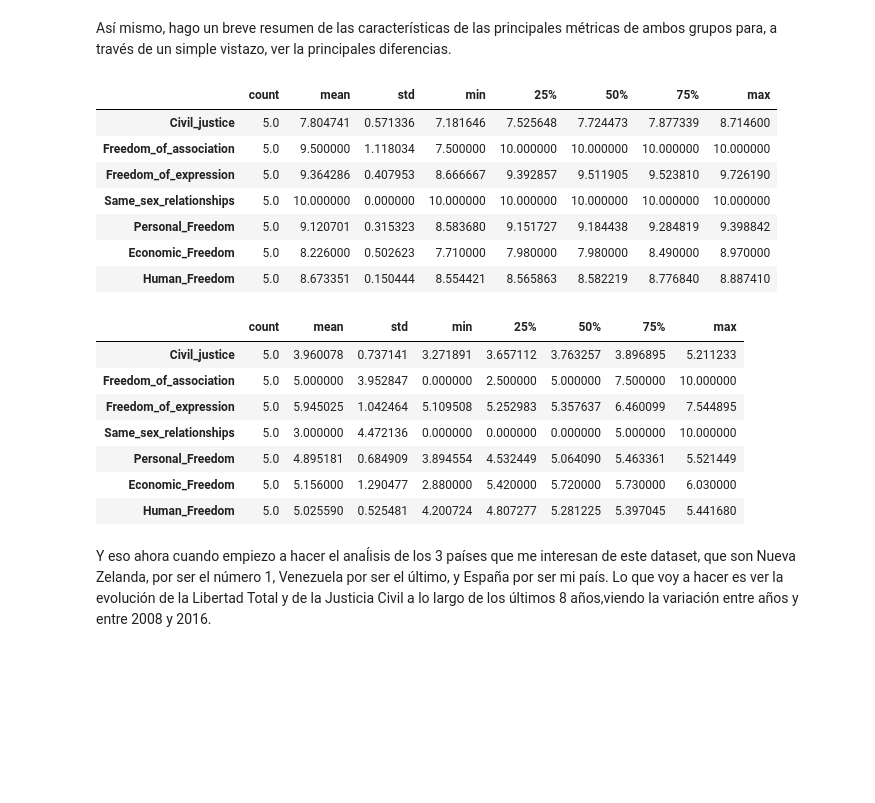
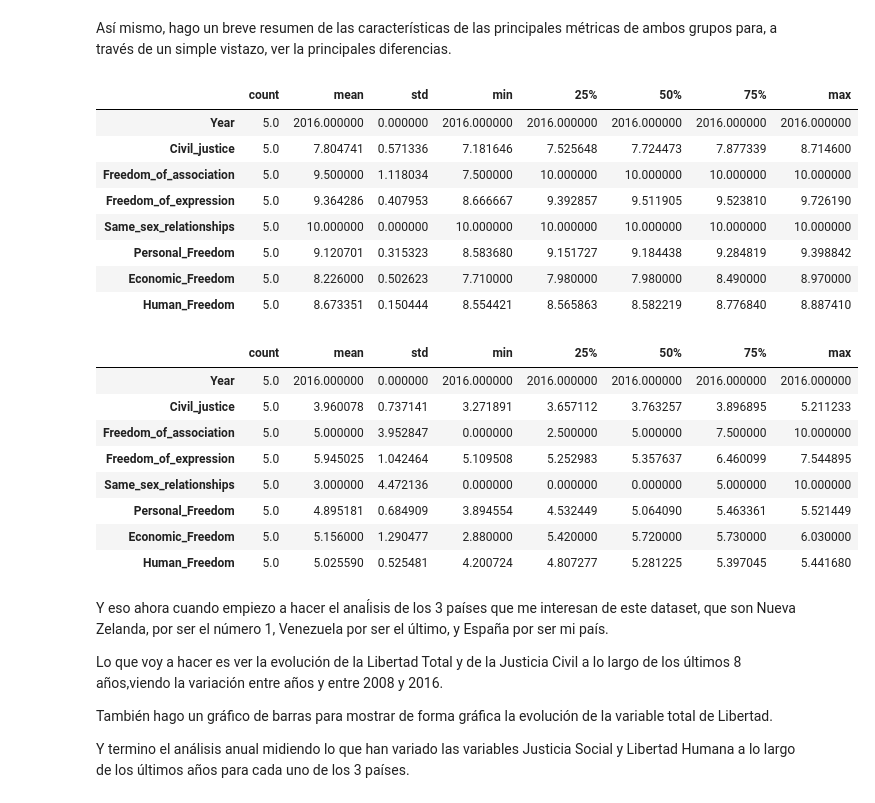
Before and after one commit to alejandroperela/datamad0119, a Jupyter notebook: module-1/pipelines-project/your-code/Code.ipynb, the cells around one changed output. Drawn from its saved outputs; the diff is of its cells as text; code cells hidden in the pictures; blank space fills up the shorter version.

```diff
--- a/module-1/pipelines-project/your-code/Code.ipynb
+++ b/module-1/pipelines-project/your-code/Code.ipynb
@@ -162,13 +167,16 @@ display(data_2016_last5)
 # %% [markdown]
 Así mismo, hago un breve resumen de las características de las principales métricas de ambos grupos para, a través de un simple vistazo, ver la principales diferencias.
 # %%
+important_columns = ["Year", "Country", "Civil_justice", "Freedom_of_association", "Freedom_of_expression",
+                     "Same_sex_relationships", "Personal_Freedom","Economic_Freedom","Human_Freedom"]
 stats_top = data_2016_top5[important_columns].describe().transpose()
 stats_last = data_2016_last5[important_columns].describe().transpose()
 
 display(stats_top)
 display(stats_last)
 # %% [output]
 |  | count | mean | std | min | 25% | 50% | 75% | max |
+| Year | 5.0 | 2016.000000 | 0.000000 | 2016.000000 | 2016.000000 | 2016.000000 | 2016.000000 | 2016.000000 |
 | Civil_justice | 5.0 | 7.804741 | 0.571336 | 7.181646 | 7.525648 | 7.724473 | 7.877339 | 8.714600 |
 | Freedom_of_association | 5.0 | 9.500000 | 1.118034 | 7.500000 | 10.000000 | 10.000000 | 10.000000 | 10.000000 |
 | Freedom_of_expression | 5.0 | 9.364286 | 0.407953 | 8.666667 | 9.392857 | 9.511905 | 9.523810 | 9.726190 |
@@ -177,6 +185,7 @@ display(stats_last)
 | Economic_Freedom | 5.0 | 8.226000 | 0.502623 | 7.710000 | 7.980000 | 7.980000 | 8.490000 | 8.970000 |
 | Human_Freedom | 5.0 | 8.673351 | 0.150444 | 8.554421 | 8.565863 | 8.582219 | 8.776840 | 8.887410 |
 |  | count | mean | std | min | 25% | 50% | 75% | max |
+| Year | 5.0 | 2016.000000 | 0.000000 | 2016.000000 | 2016.000000 | 2016.000000 | 2016.000000 | 2016.000000 |
 | Civil_justice | 5.0 | 3.960078 | 0.737141 | 3.271891 | 3.657112 | 3.763257 | 3.896895 | 5.211233 |
 | Freedom_of_association | 5.0 | 5.000000 | 3.952847 | 0.000000 | 2.500000 | 5.000000 | 7.500000 | 10.000000 |
 | Freedom_of_expression | 5.0 | 5.945025 | 1.042464 | 5.109508 | 5.252983 | 5.357637 | 6.460099 | 7.544895 |
@@ -186,4 +195,9 @@ display(stats_last)
 | Human_Freedom | 5.0 | 5.025590 | 0.525481 | 4.200724 | 4.807277 | 5.281225 | 5.397045 | 5.441680 |
 # %% [markdown]
 Y eso ahora cuando empiezo a hacer el anaĺisis de los 3 países que me interesan de este dataset, que son Nueva Zelanda, por ser el número 1, Venezuela por ser el último, y España por ser mi país.
+
 Lo que voy a hacer es ver la evolución de la Libertad Total y de la Justicia Civil a lo largo de los últimos 8 años,viendo la variación entre años y entre 2008 y 2016.
+
+También hago un gráfico de barras para mostrar de forma gráfica la evolución de la variable total de Libertad.
+
+Y termino el análisis anual midiendo lo que han variado las variables Justicia Social y Libertad Humana a lo largo de los últimos años para cada uno de los 3 países.
```
Also changed, not shown: parts of 16 cells of this notebook.
